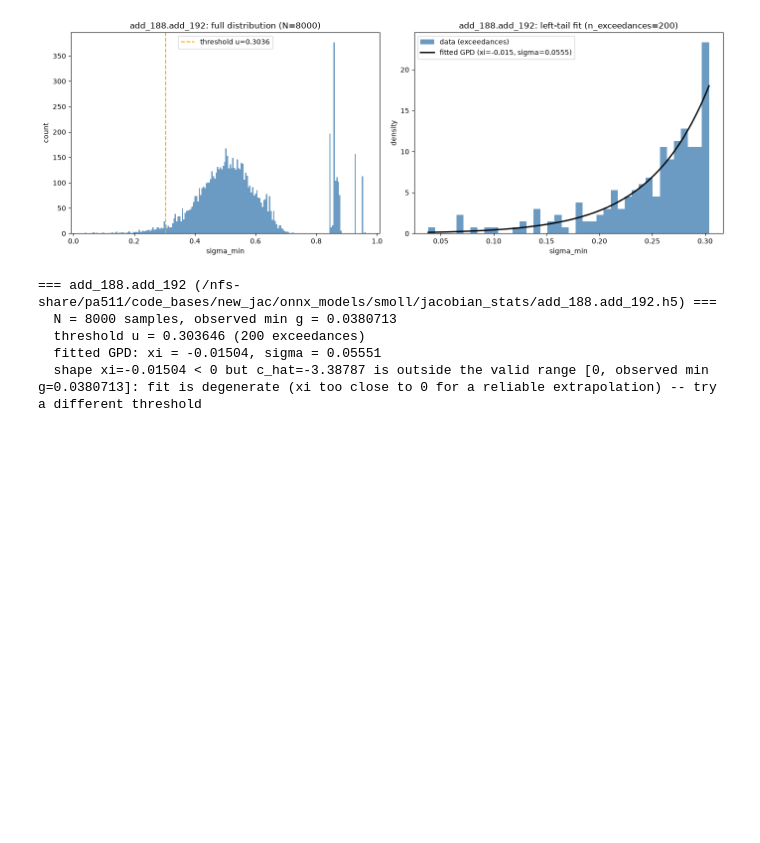
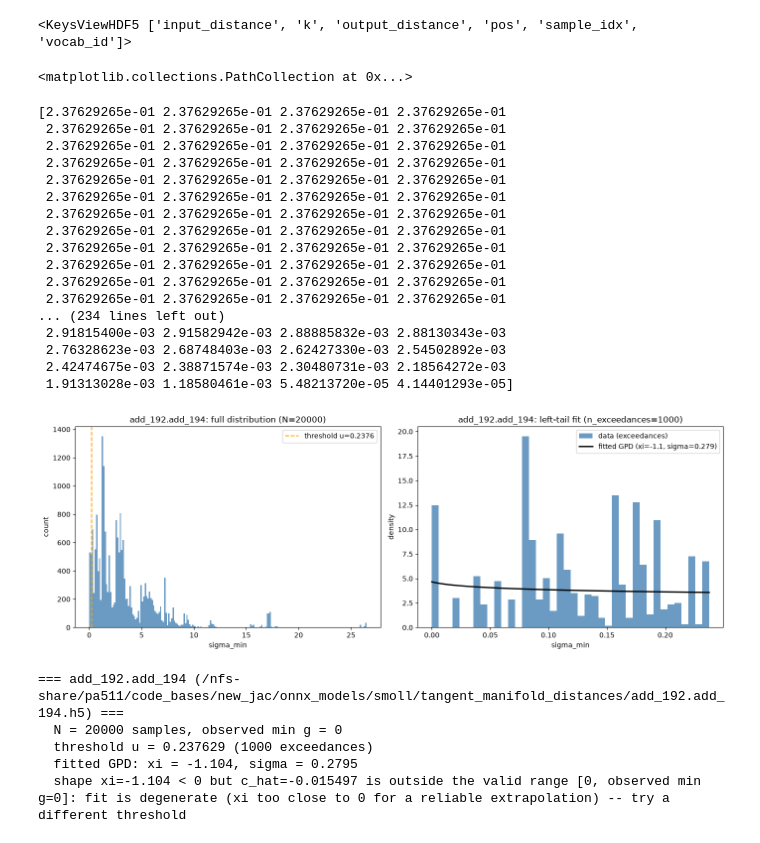
Before and after one commit to Helios113/graph_extraction, a Jupyter notebook: estimate.ipynb, the cells around one changed output. Drawn from its saved outputs; the diff is of its cells as text; code cells hidden in the pictures; blank space fills up the shorter version.

```diff
--- a/estimate.ipynb
+++ b/estimate.ipynb
@@ -45,6 +45,20 @@ def load_smallest_singular_values(path: str) -> np.ndarray:
     with h5py.File(path, "r") as h5f:
         sv = h5f["smallest_singular_value"][:]
     return sv.reshape(-1).astype(np.float64)
+
+
+def load_smallest_distances(path: str, layer_name:str) -> np.ndarray:
+
+    with h5py.File(path, "r") as h5f:
+
+        print(h5f[layer_name].keys())
+        id = h5f[layer_name]["input_distance"][:]
+        od = h5f[layer_name]["output_distance"][:]
+
+
+
+    return id.reshape(-1), od.reshape(-1)
+
 
 
 def gpd_negloglik_hessian(shape: float, scale: float, exceedances: np.ndarray) -> np.ndarray:
@@ -97,8 +111,12 @@ def fit_gpd_tail(
     else:
         # default: threshold s.t. at least n_tail_min points fall below it
         u = g[min(n_tail_min, n - 1)]
+    # print(u)
+    # print(g.min())
+    # print(g.max())
 
     exceedances = u - g[g < u]
+    print(exceedances)
     n_exc = exceedances.size
     if n_exc < 10:
         raise ValueError(
@@ -106,7 +124,7 @@ def fit_gpd_tail(
             "lower threshold_quantile or raise threshold"
         )
 
-    shape, _loc, scale = genpareto.fit(exceedances, floc=0)
+    shape, _loc, scale = genpareto.fit(exceedances)
 
     result = {
         "n_samples": int(n),
@@ -221,47 +239,83 @@ def plot_sigma_min(g: np.ndarray, layer_name: str, result: dict) -> None:
     plt.show()
 # %%
 # CONFIG
-path = "/nfs-share/pa511/code_bases/new_jac/onnx_models/smoll/jacobian_stats/add_188.add_192.h5"
+# path = "/nfs-share/pa511/code_bases/new_jac/onnx_models/smoll/tangent_manifold_distances/add_6.add_8.h5"
+# path = "/nfs-share/pa511/code_bases/new_jac/onnx_models/smoll/tangent_manifold_distances/add_102.add_104.h5"
 
+# path = "onnx_models/smoll/tangent_manifold_distances/add_188.add_192.h5"
+path = "/nfs-share/pa511/code_bases/new_jac/onnx_models/smoll/tangent_manifold_distances/add_192.add_194.h5"
+# path = "onnx_models/smoll/jacobian_stats/add_192.add_194.h5"
 threshold = None  # exact threshold u; if set, overrides threshold_quantile and n_tail_min
 threshold_quantile = 0.025  # quantile of g to use as threshold u
-n_tail_min = 200  # used if threshold and threshold_quantile are both None
+n_tail_min = 180  # used if threshold and threshold_quantile are both None
+# %%
+layer_name = os.path.splitext(os.path.basename(path))[0]
+# print(load_smallest_distances(path, layer_name))
+id, od= load_smallest_distances(path, layer_name)
+# %% [output]
+<KeysViewHDF5 ['input_distance', 'k', 'output_distance', 'pos', 'sample_idx', 'vocab_id']>
+# %%
+plt.scatter(id, od)
+# print(od[:200000].min())
+# %% [output]
+<matplotlib.collections.PathCollection at 0x...>
 # %%
-layer_name = os.path.splitext(os.path.basename(path))[0]
-g = load_smallest_singular_values(path)
+# path = "onnx_models/smoll/jacobian_stats/add_192.add_194.h5"
+threshold = None  # exact threshold u; if set, overrides threshold_quantile and n_tail_min
+threshold_quantile = 0.05  # quantile of g to use as threshold u
+n_tail_min = None  # used if threshold and threshold_quantile are both None
+
+g= od[:20000]/id[:20000]
 
 result = fit_gpd_tail(
     g,
     threshold=threshold,
     threshold_quantile=threshold_quantile,
     n_tail_min=n_tail_min,
 )
 
-plot_sigma_min(g, layer_name, result)
+plot_sigma_min(g[:20000], layer_name, result)
 
 print(f"=== {layer_name} ({path}) ===")
 print(f"  N = {result['n_samples']} samples, observed min g = {result['g_min_observed']:.6g}")
 print(
     f"  threshold u = {result['threshold']:.6g} "
     f"({result['n_exceedances']} exceedances)"
 )
 print(f"  fitted GPD: xi = {result['shape_xi']:.4g}, sigma = {result['scale_sigma']:.4g}")
 if result["c_hat"] is not None:
     print(f"  c_hat (estimated inf g) = {result['c_hat']:.6g}")
     if result.get("se_c_hat") is not None:
         print(f"  se(c_hat) = {result['se_c_hat']:.4g}")
         for level in (0.90, 0.95, 0.99):
             lb = result[f"lower_bound_{level:.2f}"]
             print(f"  P(true inf >= {lb:.6g}) >= {level:.2f}")
     else:
         print("  se(c_hat) unavailable (singular Fisher information)")
 else:
     print(f"  {result['note']}")
 # %% [output]
+[2.37629265e-01 2.37629265e-01 2.37629265e-01 2.37629265e-01
+ 2.37629265e-01 2.37629265e-01 2.37629265e-01 2.37629265e-01
+ 2.37629265e-01 2.37629265e-01 2.37629265e-01 2.37629265e-01
+ 2.37629265e-01 2.37629265e-01 2.37629265e-01 2.37629265e-01
+ 2.37629265e-01 2.37629265e-01 2.37629265e-01 2.37629265e-01
+ 2.37629265e-01 2.37629265e-01 2.37629265e-01 2.37629265e-01
+ 2.37629265e-01 2.37629265e-01 2.37629265e-01 2.37629265e-01
+ 2.37629265e-01 2.37629265e-01 2.37629265e-01 2.37629265e-01
+ 2.37629265e-01 2.37629265e-01 2.37629265e-01 2.37629265e-01
+ 2.37629265e-01 2.37629265e-01 2.37629265e-01 2.37629265e-01
+ 2.37629265e-01 2.37629265e-01 2.37629265e-01 2.37629265e-01
+ 2.37629265e-01 2.37629265e-01 2.37629265e-01 2.37629265e-01
+... (234 lines left out)
+ 2.91815400e-03 2.91582942e-03 2.88885832e-03 2.88130343e-03
+ 2.76328623e-03 2.68748403e-03 2.62427330e-03 2.54502892e-03
+ 2.42474675e-03 2.38871574e-03 2.30480731e-03 2.18564272e-03
+ 1.91313028e-03 1.18580461e-03 5.48213720e-05 4.14401293e-05]
-[figure, old version]
+[figure, new version]
-=== add_188.add_192 (/nfs-share/pa511/code_bases/new_jac/onnx_models/smoll/jacobian_stats/add_188.add_192.h5) ===
-  N = 8000 samples, observed min g = 0.0380713
-  threshold u = 0.303646 (200 exceedances)
-  fitted GPD: xi = -0.01504, sigma = 0.05551
-  shape xi=-0.01504 < 0 but c_hat=-3.38787 is outside the valid range [0, observed min g=0.0380713]: fit is degenerate (xi too close to 0 for a reliable extrapolation) -- try a different threshold
+=== add_192.add_194 (/nfs-share/pa511/code_bases/new_jac/onnx_models/smoll/tangent_manifold_distances/add_192.add_194.h5) ===
+  N = 20000 samples, observed min g = 0
+  threshold u = 0.237629 (1000 exceedances)
+  fitted GPD: xi = -1.104, sigma = 0.2795
+  shape xi=-1.104 < 0 but c_hat=-0.015497 is outside the valid range [0, observed min g=0]: fit is degenerate (xi too close to 0 for a reliable extrapolation) -- try a different threshold
 # %%
```
Also changed, not shown: parts of 1 cell of this notebook, 20 other files.
